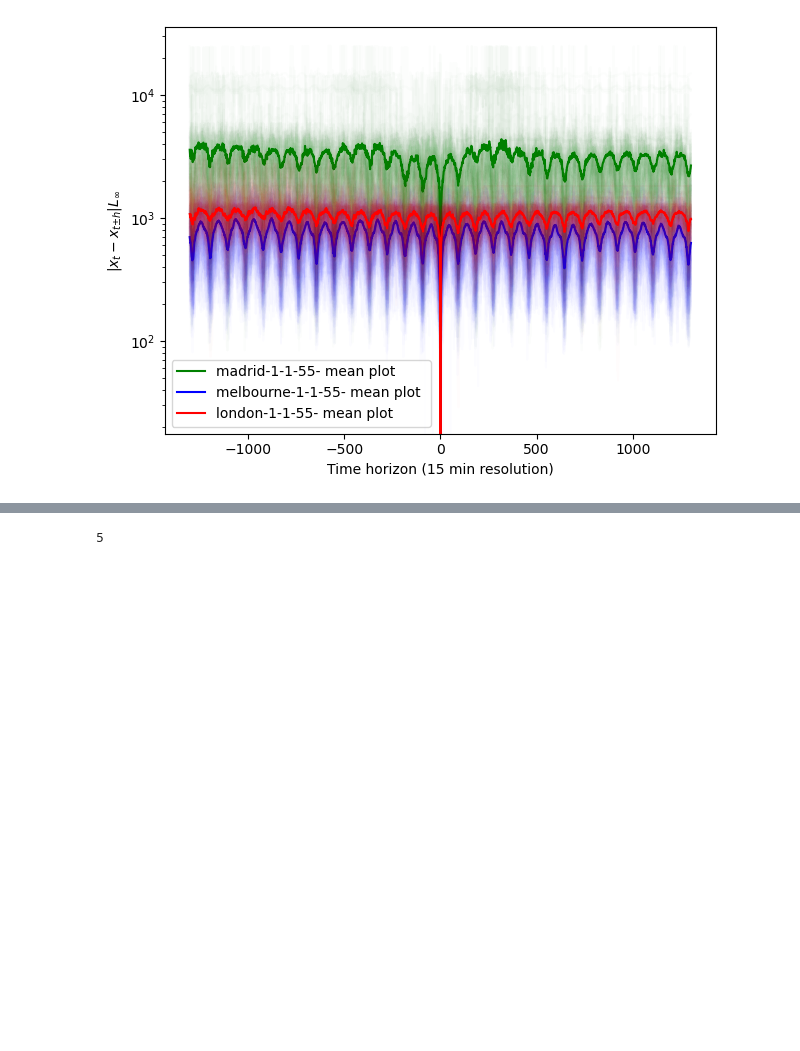
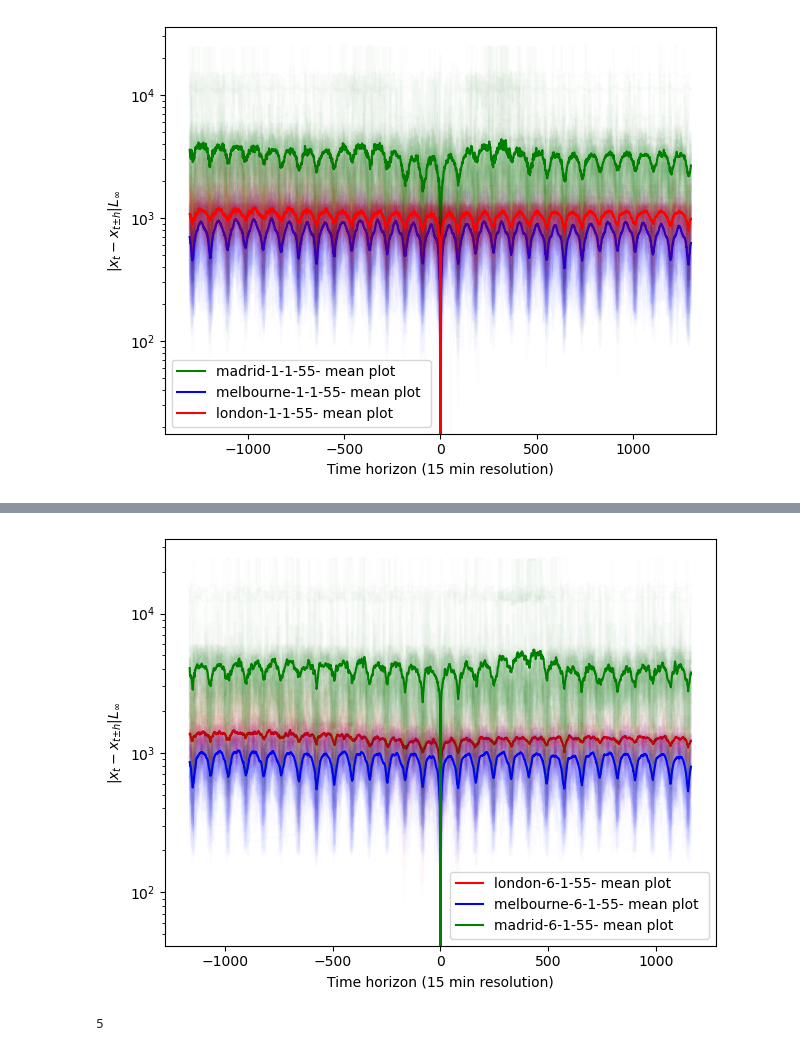
Before and after one commit to mie-lab/Complexity-Aware-Traffic-Prediction, a Jupyter notebook: exploration/CATP/preprocessing/temporal_distances.ipynb, the cells around one changed output, grey strips where cells are left out. Drawn from its saved outputs; the diff is of its cells as text; code cells hidden in the pictures; blank space fills up the shorter version.

Commit message:
ENH: Added ranges of expeiments for regression

```diff
--- a/exploration/CATP/preprocessing/temporal_distances.ipynb
+++ b/exploration/CATP/preprocessing/temporal_distances.ipynb
@@ -319,0 +228,87 @@ plt.show()   # obj._clean_intermediate_files()
+# %%
+for city_ in config.city_list:
+    city = city_.lower()
+    for io_len in [6]: # range(1,9):
+        for pred_horiz in [1]: # config.pred_horiz_def:
+            for scale in config.scales_def:
+                print (city, io_len, pred_horiz, scale)
+
+                prefix = ProcessRaw.file_prefix(cityname=city, io_length=io_len, pred_horiz=pred_horiz, scale=scale)
+
+                obj = ProcessRaw(cityname=city, i_o_length=io_len, prediction_horizon=pred_horiz, grid_size=scale)
+
+                folderpath = os.path.join(config.DATA_FOLDER, config.train_folder_name, prefix)
+                filenameslist = glob.glob(folderpath + "/*_x.npy")
+
+                random.shuffle(filenameslist)
+
+
+                multiple_source_distance_list = []
+                for _ in tqdm(range(100), desc="Iterating over 100 random source files"):
+                    random.shuffle(filenameslist) # inefficient method of choosing a random filename
+
+                    dist_list = []
+
+
+
+                    # choose_filename until we get something in the middle of the dataset so that
+                    # we can iterate over weeks
+
+
+                    source_file = filenameslist[0]
+                    source_x = np.load(source_file)
+                    # integer id of filename
+                    n = int(source_file.split(prefix)[-1].replace("_x.npy", ""))
+
+                    while ( n - 14 * obj.offset < 0 or n + 14 * obj.offset > 8500 ): # 8500 number of training data points across all scenarios.
+                        # keep looking for a source point near the centre of the dataset
+                        # so that we can look one week ahead and behind
+
+                        random.shuffle(filenameslist) # inefficient method of choosing a random filename
+
+                        source_file = filenameslist[0]
+                        # integer id of filename
+                        n = int(source_file.split(prefix)[-1].replace("_x.npy", ""))
+                        source_x = np.load(source_file)
+
+
+                    # sprint (n)
+
+                    # Now, we iterate through one week of temporal neighbours
+                    # 2 weeks before and 2 weeks after
+                    for i in range(n-14*obj.offset, n+14*obj.offset):
+
+                        neighbour_filename = (source_file.split(prefix)[0] + \
+                                   prefix + \
+                                   source_file.split(prefix)[1] + \
+                                   prefix + \
+                                   str(i) + "_x.npy")
+                        neighbour = np.load(neighbour_filename)
+
+                        dist_list.append (np.max(np.abs( neighbour - source_x)) )
+
+                    multiple_source_distance_list.append(dist_list)
+                    plt.plot(range(-14*obj.offset, 14*obj.offset), (dist_list), alpha=0.01, color=city_color[city])
+
+                multiple_source_distance_list = np.array(multiple_source_distance_list)
+
+                mean_plot = (np.mean(multiple_source_distance_list, axis=0))
+                plt.plot(range(-14*obj.offset, +14*obj.offset), (mean_plot), label= prefix + " mean plot ", color=city_color[city])
+
+                # median_plot = (np.median(multiple_source_distance_list, axis=0))
+                # plt.plot(np.convolve(median_plot, [1/1]*1, "valid"), label= prefix + " median plot ")
+
+
+                sprint (prefix)
+            #     break
+            # break
+        # break
+    # break
+plt.ylabel(r'$\|x_t-x_{t{\pm}h}\|L_{\infty}$')
+plt.legend()
+plt.xlabel("Time horizon (15 min resolution)")
+plt.yscale('log')
+plt.tight_layout()
+plt.savefig("city_list_scales_6_1.png", dpi=600)
+plt.show()   # obj._clean_intermediate_files()
+# %% [output]
@@ -320,3 +336,4 @@ plt.show()   # obj._clean_intermediate_files()
+[figure, added]
 # %%
 obj.offset
 # %% [output]
```
Also changed, not shown: parts of 3 cells of this notebook, 8 other files.
